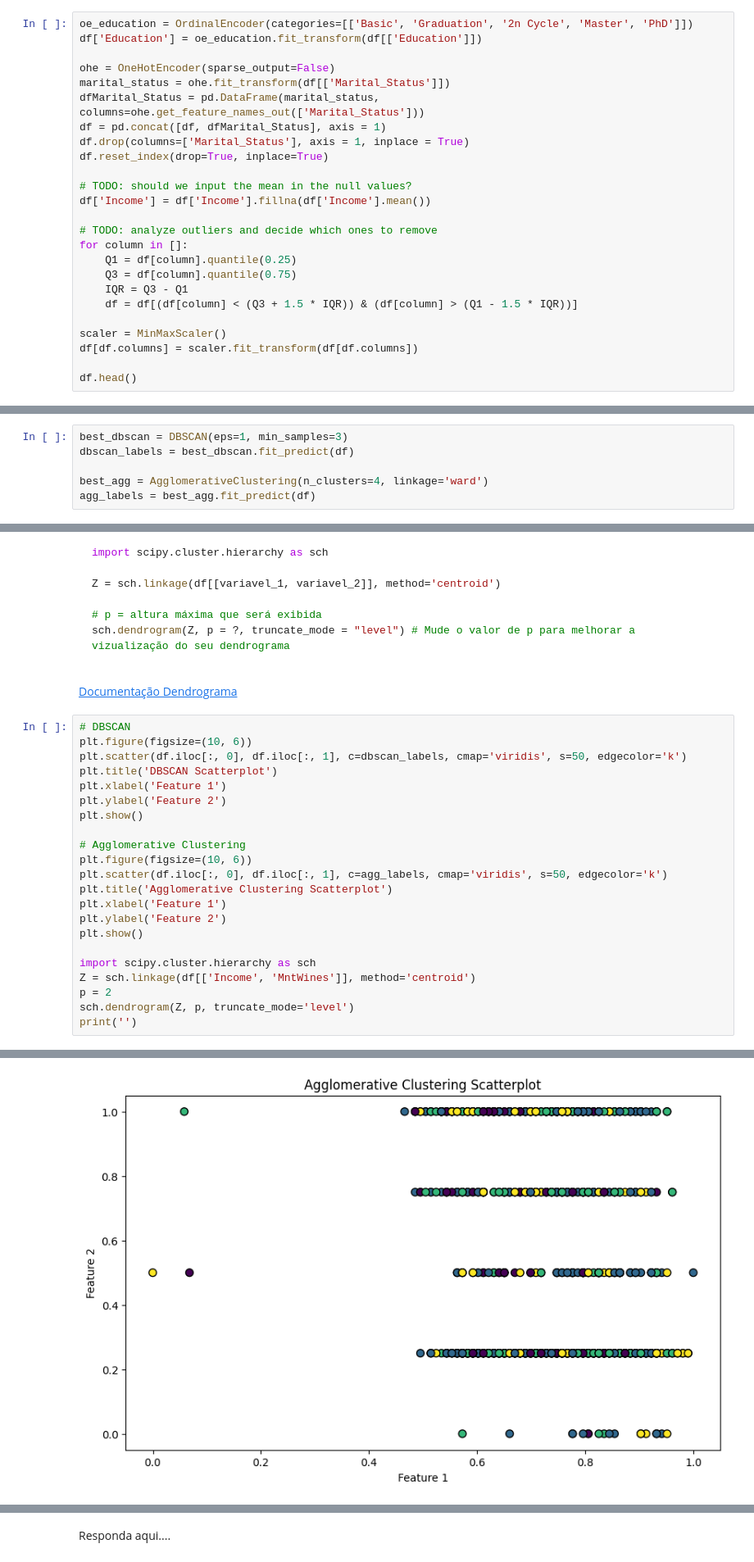
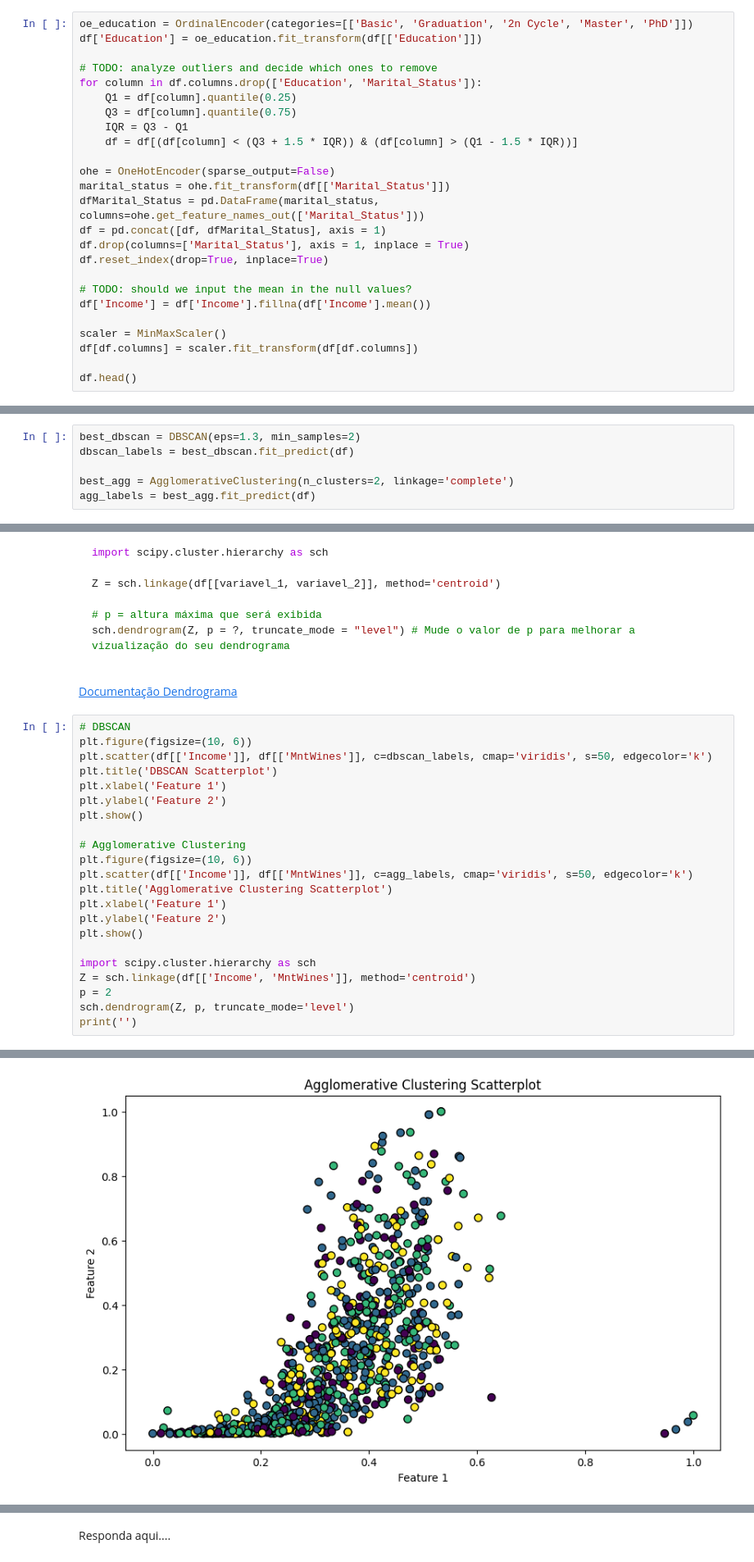
Before and after one commit to Mr-Barros/ENG4502, a Jupyter notebook: Assignment5/Clustering_Notebook-24-2.ipynb, the cells around one changed output, grey strips where cells are left out. Shown at 82% size. Cells and saved outputs as stored; diff of their text form.

```diff
--- a/Assignment5/Clustering_Notebook-24-2.ipynb
+++ b/Assignment5/Clustering_Notebook-24-2.ipynb
@@ -101,6 +101,13 @@ Aplique as técnicas de pré-processamento que vimos em aula no dataset fornecid
 # %%
 oe_education = OrdinalEncoder(categories=[['Basic', 'Graduation', '2n Cycle', 'Master', 'PhD']])
 df['Education'] = oe_education.fit_transform(df[['Education']])
+
+# TODO: analyze outliers and decide which ones to remove
+for column in df.columns.drop(['Education', 'Marital_Status']):
+    Q1 = df[column].quantile(0.25)
+    Q3 = df[column].quantile(0.75)
+    IQR = Q3 - Q1
+    df = df[(df[column] < (Q3 + 1.5 * IQR)) & (df[column] > (Q1 - 1.5 * IQR))]
 
 ohe = OneHotEncoder(sparse_output=False)
 marital_status = ohe.fit_transform(df[['Marital_Status']])
@@ -112,13 +119,6 @@ df.reset_index(drop=True, inplace=True)
 # TODO: should we input the mean in the null values?
 df['Income'] = df['Income'].fillna(df['Income'].mean())
 
-# TODO: analyze outliers and decide which ones to remove
-for column in []:
-    Q1 = df[column].quantile(0.25)
-    Q3 = df[column].quantile(0.75)
-    IQR = Q3 - Q1
-    df = df[(df[column] < (Q3 + 1.5 * IQR)) & (df[column] > (Q1 - 1.5 * IQR))]
-
 scaler = MinMaxScaler()
 df[df.columns] = scaler.fit_transform(df[df.columns])
 
@@ -247,8 +275,8 @@ AggglomerativeClustering(nclusters=4, linkage=complete): 0.37519245226939407
 
 Depois de executar os algoritmos com diferentes combinações de parâmetros, identifique quais obtiveram os melhores resultados de acordo com índice de silhueta para cada um dos 2 (ou mais) algoritmos selecionados.
 # %%
-best_dbscan = DBSCAN(eps=1, min_samples=3)
+best_dbscan = DBSCAN(eps=1.3, min_samples=2)
 dbscan_labels = best_dbscan.fit_predict(df)
 
-best_agg = AgglomerativeClustering(n_clusters=4, linkage='ward')
+best_agg = AgglomerativeClustering(n_clusters=2, linkage='complete')
 agg_labels = best_agg.fit_predict(df)
@@ -280,7 +311,7 @@ Documentação Dendrograma](https://docs.scipy.org/doc/scipy/reference/generated
 # %%
 # DBSCAN
 plt.figure(figsize=(10, 6))
-plt.scatter(df.iloc[:, 0], df.iloc[:, 1], c=dbscan_labels, cmap='viridis', s=50, edgecolor='k')
+plt.scatter(df[['Income']], df[['MntWines']], c=dbscan_labels, cmap='viridis', s=50, edgecolor='k')
 plt.title('DBSCAN Scatterplot')
 plt.xlabel('Feature 1')
 plt.ylabel('Feature 2')
@@ -288,7 +319,7 @@ plt.show()
 
 # Agglomerative Clustering
 plt.figure(figsize=(10, 6))
-plt.scatter(df.iloc[:, 0], df.iloc[:, 1], c=agg_labels, cmap='viridis', s=50, edgecolor='k')
+plt.scatter(df[['Income']], df[['MntWines']], c=agg_labels, cmap='viridis', s=50, edgecolor='k')
 plt.title('Agglomerative Clustering Scatterplot')
 plt.xlabel('Feature 1')
 plt.ylabel('Feature 2')
@@ -304,4 +335,4 @@ print('')
-[figure, old version]
+[figure, new version]
 [figure]
 # %% [markdown]
 ### **Análise dos Clusters**
```
Also changed, not shown: parts of 6 cells of this notebook.
